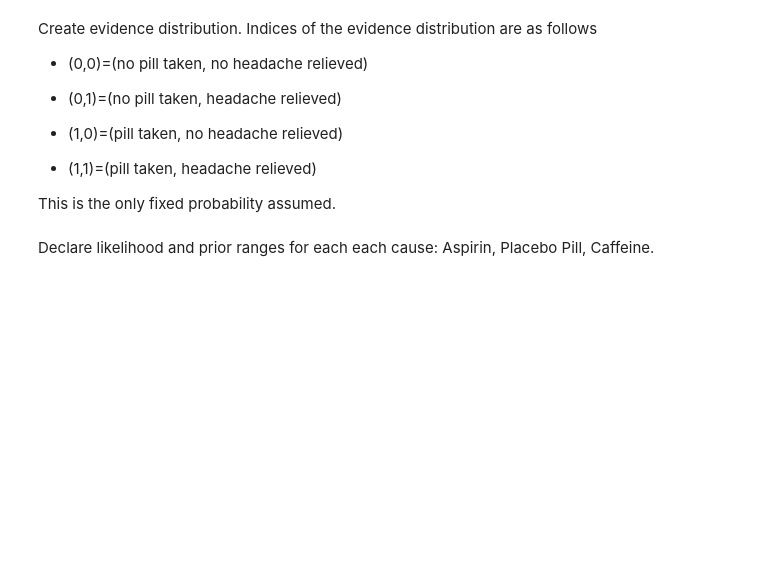
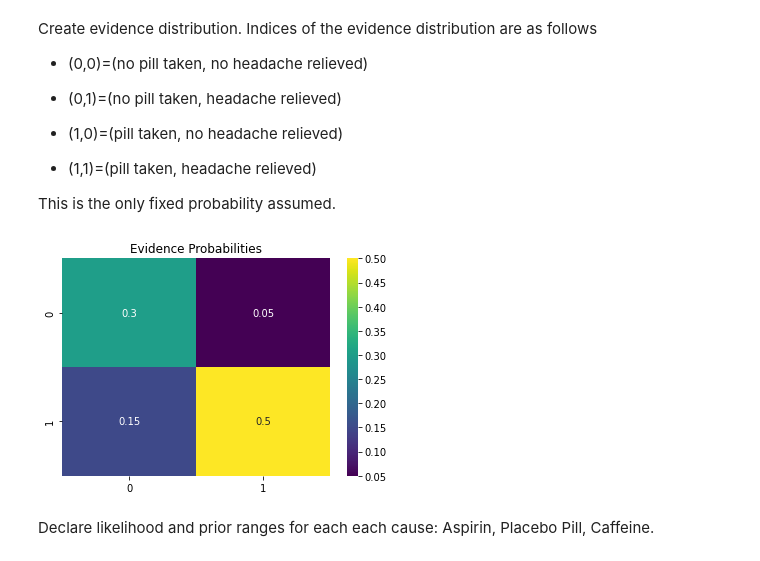
Before and after one commit to kerrlya/abduction_experiments, a Jupyter notebook: basic_example_actually.ipynb, the cells around one changed output. Drawn from its saved outputs; the diff is of its cells as text; code cells hidden in the pictures; blank space fills up the shorter version.

```diff
--- a/basic_example_actually.ipynb
+++ b/basic_example_actually.ipynb
@@ -76,3 +87,22 @@ Q_CONFIDENCE = 0.95
+# %%
+import seaborn as sns
+import matplotlib.pyplot as plt
+
+
+def show_heatmap(data, title):
+    # Create the heat map
+    sns.heatmap(data, annot=True, cmap='viridis')
+    # Display the plot
+    plt.title(title)
+    plt.show()
+    return
+
+EVIDENCE_DIST = [[0.3, 0.05],
+                 [0.15, 0.5]]
+show_heatmap(EVIDENCE_DIST, "Evidence Probabilities")
+Q_CONFIDENCE = 0.95
+# %% [output]
+[figure, added]
 # %% [markdown]
 Declare likelihood and prior ranges for each each cause: Aspirin, Placebo Pill, Caffeine.
 # %%
```
Also changed, not shown: parts of 7 cells of this notebook.
